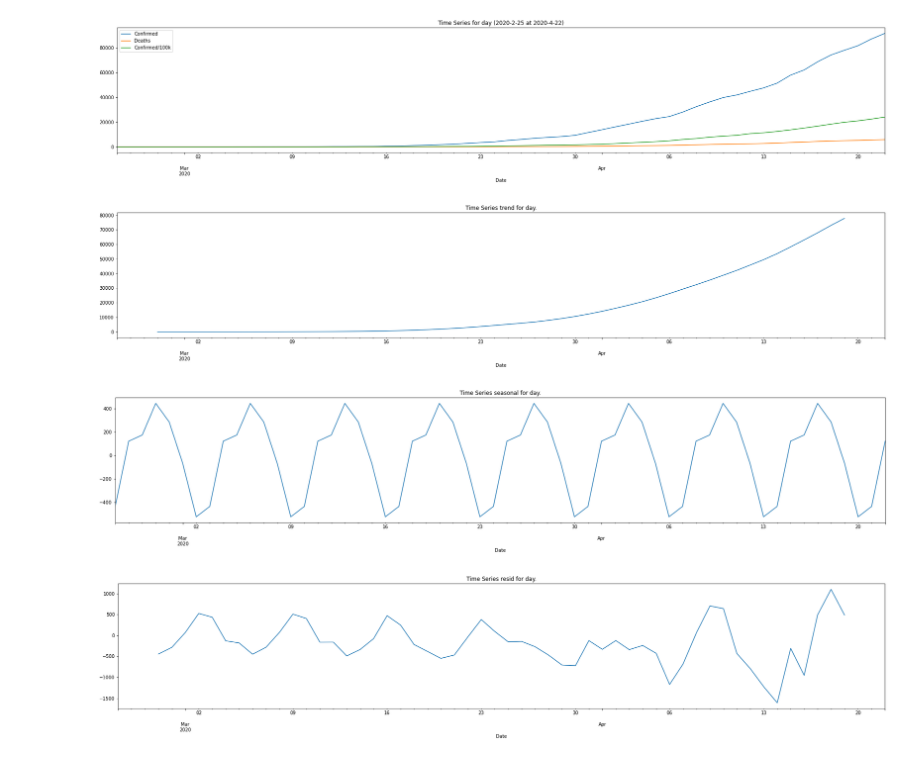
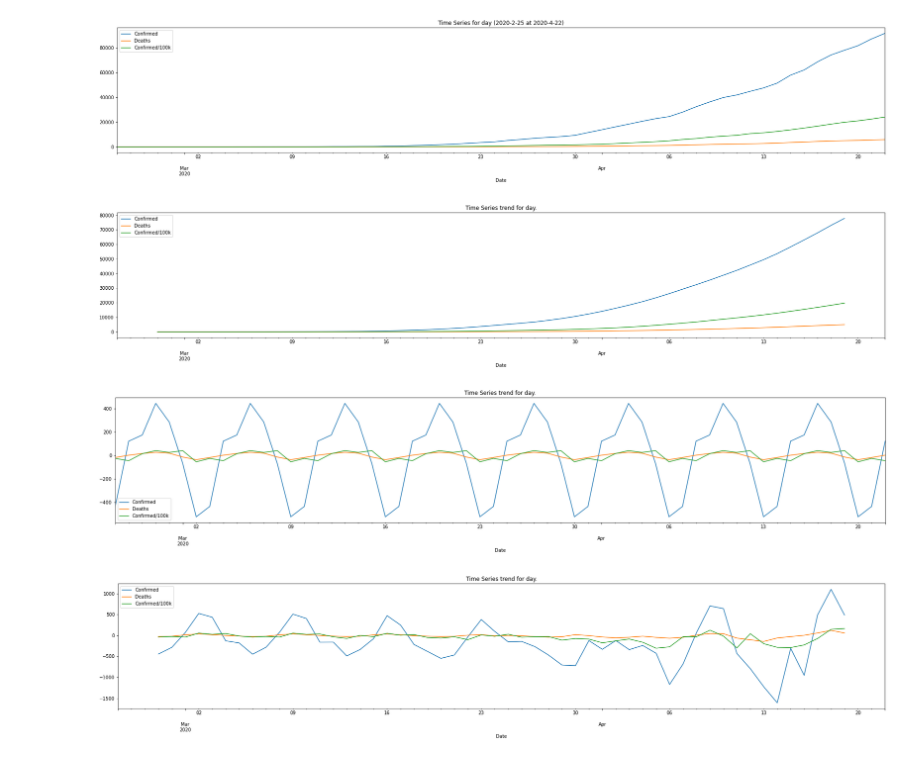
Before and after one commit to gfsilveira/covid, a Jupyter notebook: 02-Covid19-MunicipiosBR_TS.ipynb, the cells around one changed output. Saved outputs shown, nothing was run; the diff lists cells and outputs as text; code cells hidden in the pictures.

```diff
--- a/02-Covid19-MunicipiosBR_TS.ipynb
+++ b/02-Covid19-MunicipiosBR_TS.ipynb
@@ -43,5 +44,5 @@ printLis(directory)
 # %%
-date = 2
+date = 3
 df_cov =  pd.read_csv('..\\'+directory[date])
 df_cov.tail()
 # %% [output]
@@ -138,7 +139,7 @@ memory usage: 1.8 KB
 # %%
 g = 1
 campo = 'Confirmed'
-print_campo = 'n'
+print_campo = 's'
 figsize=(30, 5)
 first = '2020-' + str(df.tail(1).index.month[0] - 1) + '-' + str(df.tail(1).index.day[0])
 last = '2020-' + str(df.tail(1).index.month[0] + 1) + '-' + str(df.tail(1).index.day[0])
@@ -160,30 +161,65 @@ if print_campo == 's':
 # %% [output]
 [figure]
 # %%
+fig, ax = plt.subplots(nrows=1, ncols=1, figsize=figsize)
 dec = seasonal_decompose(df[campo])
-dec.trend.plot(figsize=figsize)
+dec.trend.plot(figsize=figsize, ax=ax)
+
+campo1 = 'Deaths'
+dec = seasonal_decompose(df[campo1])
+dec.trend.plot(figsize=figsize, ax=ax)
+
+campo2 = 'Confirmed/100k'
+dec = seasonal_decompose(df[campo2])
+dec.trend.plot(figsize=figsize, ax=ax)
+
+plt.legend([campo, campo1, campo2])
 plt.title('Time Series trend for day.')
 if print_campo == 's':
     g += 1
     plt.savefig('ts\\0'+str(g)+'-'+campo+'_'+data+'.png', dpi=150)
 # %% [output]
-[figure, old version]
+[figure, new version]
 # %%
-dec.seasonal.plot(figsize=figsize)
-plt.title('Time Series seasonal for day.')
+fig, ax = plt.subplots(nrows=1, ncols=1, figsize=figsize)
+dec = seasonal_decompose(df[campo])
+dec.seasonal.plot(figsize=figsize, ax=ax)
+
+campo1 = 'Deaths'
+dec = seasonal_decompose(df[campo1])
+dec.seasonal.plot(figsize=figsize, ax=ax)
+
+campo2 = 'Confirmed/100k'
+dec = seasonal_decompose(df[campo2])
+dec.seasonal.plot(figsize=figsize, ax=ax)
+
+plt.legend([campo, campo1, campo2])
+plt.title('Time Series trend for day.')
 if print_campo == 's':
     g += 1
     plt.savefig('ts\\0'+str(g)+'-'+campo+'_'+data+'.png', dpi=150)
 # %% [output]
-[figure, old version]
+[figure, new version]
 # %%
-dec.resid.plot(figsize=figsize)
-plt.title('Time Series resid for day.')
+fig, ax = plt.subplots(nrows=1, ncols=1, figsize=figsize)
+dec = seasonal_decompose(df[campo])
+dec.resid.plot(figsize=figsize, ax=ax)
+
+campo1 = 'Deaths'
+dec = seasonal_decompose(df[campo1])
+dec.resid.plot(figsize=figsize, ax=ax)
+
+campo2 = 'Confirmed/100k'
+dec = seasonal_decompose(df[campo2])
+dec.resid.plot(figsize=figsize, ax=ax)
+
+plt.legend([campo, campo1, campo2])
+plt.title('Time Series trend for day.')
 if print_campo == 's':
     g += 1
     plt.savefig('ts\\0'+str(g)+'-'+campo+'_'+data+'.png', dpi=150)
 # %% [output]
-[figure, old version]
+[figure, new version]
 # %%
 for p in range(3):
     for q in range(3):
```
Also changed, not shown: parts of 15 cells of this notebook, 16 other files.
